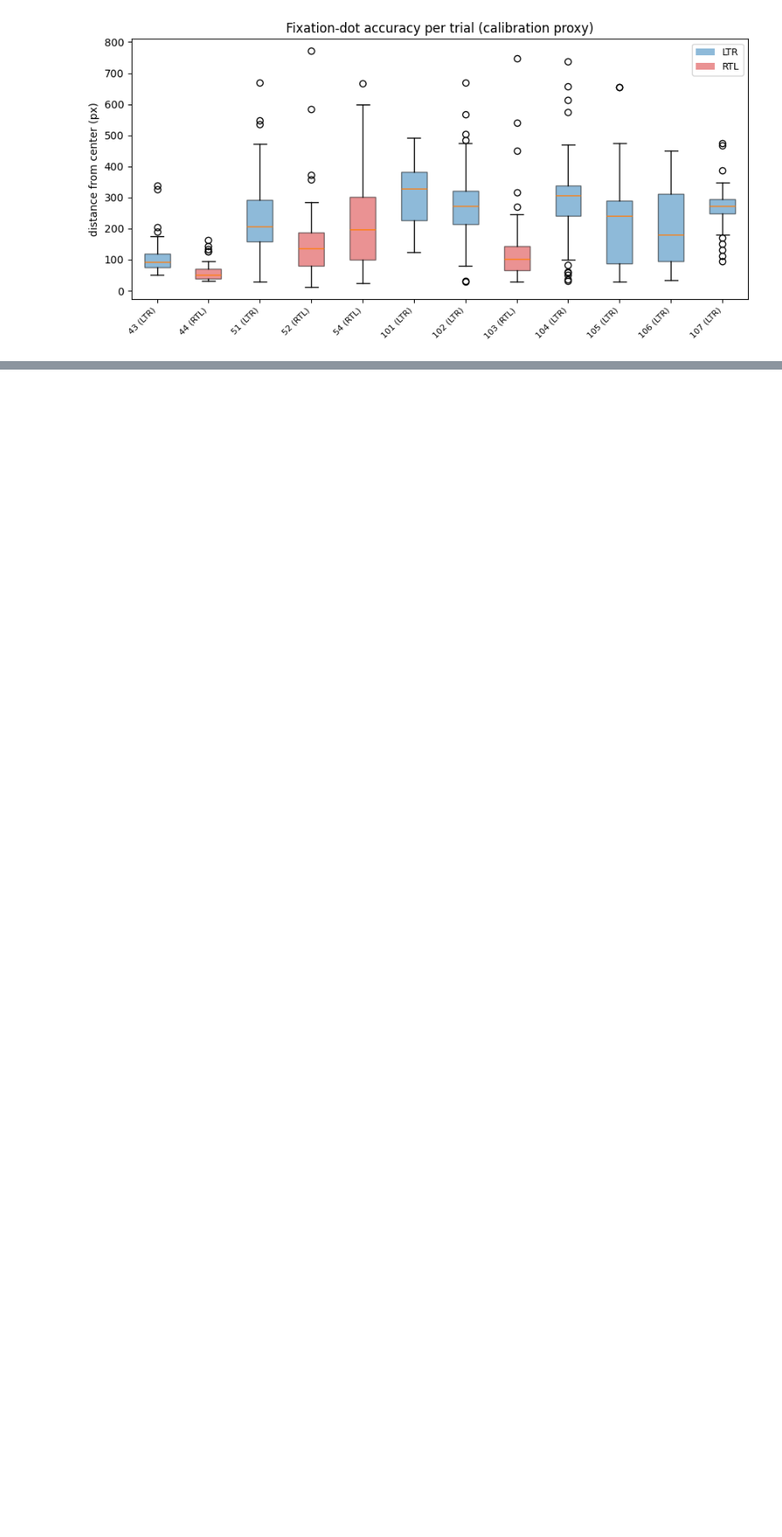
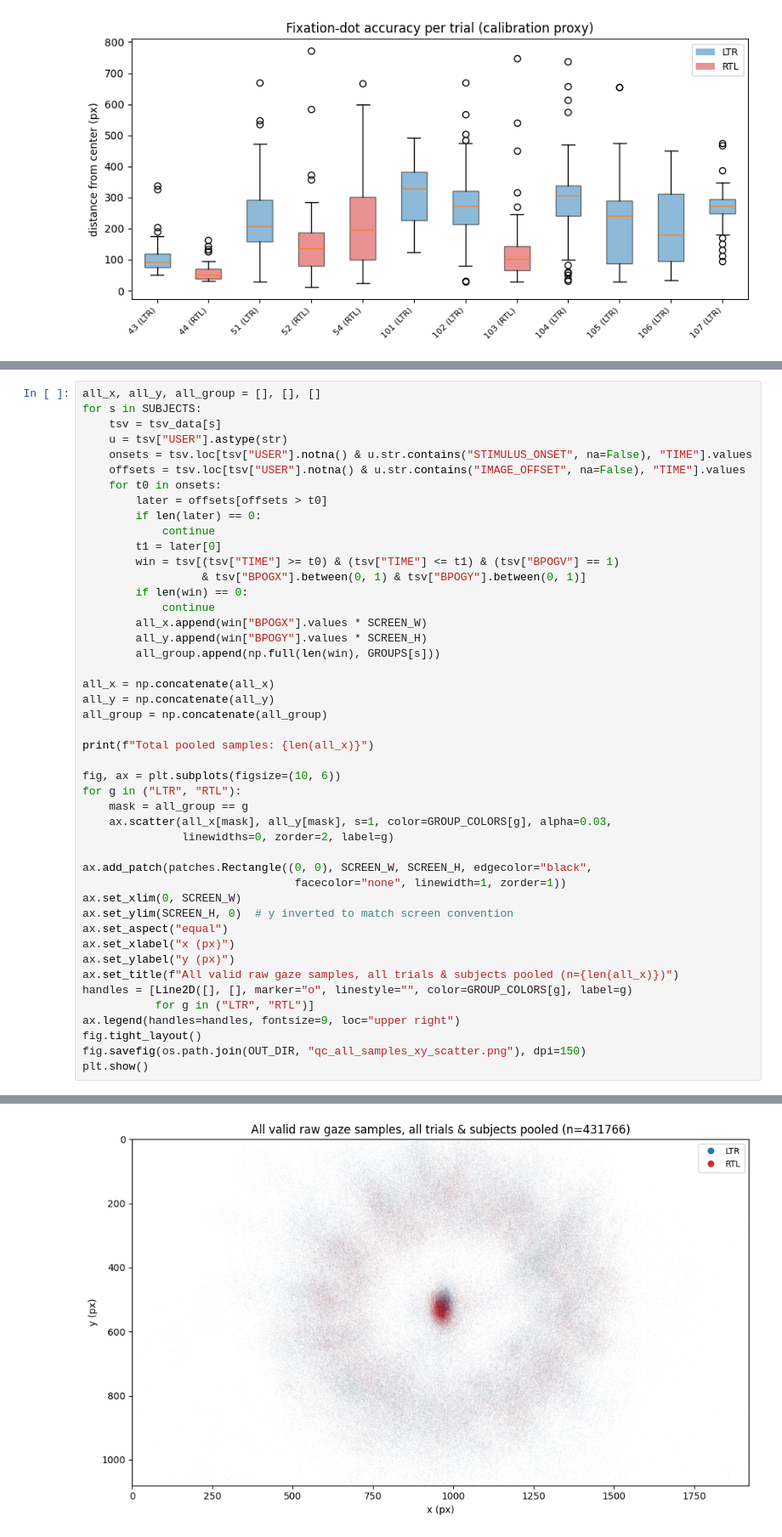
Before and after one commit to jnagasawa/ET-report, a Jupyter notebook: scripts/data_quality.ipynb, the cells around one changed output, grey strips where cells are left out. Shown at 85% size. Cells and saved outputs as stored; diff of their text form; blank space fills up the shorter version.

```diff
--- a/scripts/data_quality.ipynb
+++ b/scripts/data_quality.ipynb
@@ -412,0 +564,47 @@ plt.show()
+# %%
+all_x, all_y, all_group = [], [], []
+for s in SUBJECTS:
+    tsv = tsv_data[s]
+    u = tsv["USER"].astype(str)
+    onsets = tsv.loc[tsv["USER"].notna() & u.str.contains("STIMULUS_ONSET", na=False), "TIME"].values
+    offsets = tsv.loc[tsv["USER"].notna() & u.str.contains("IMAGE_OFFSET", na=False), "TIME"].values
+    for t0 in onsets:
+        later = offsets[offsets > t0]
+        if len(later) == 0:
+            continue
+        t1 = later[0]
+        win = tsv[(tsv["TIME"] >= t0) & (tsv["TIME"] <= t1) & (tsv["BPOGV"] == 1)
+                  & tsv["BPOGX"].between(0, 1) & tsv["BPOGY"].between(0, 1)]
+        if len(win) == 0:
+            continue
+        all_x.append(win["BPOGX"].values * SCREEN_W)
+        all_y.append(win["BPOGY"].values * SCREEN_H)
+        all_group.append(np.full(len(win), GROUPS[s]))
+
+all_x = np.concatenate(all_x)
+all_y = np.concatenate(all_y)
+all_group = np.concatenate(all_group)
+
+print(f"Total pooled samples: {len(all_x)}")
+
+fig, ax = plt.subplots(figsize=(10, 6))
+for g in ("LTR", "RTL"):
+    mask = all_group == g
+    ax.scatter(all_x[mask], all_y[mask], s=1, color=GROUP_COLORS[g], alpha=0.03,
+               linewidths=0, zorder=2, label=g)
+
+ax.add_patch(patches.Rectangle((0, 0), SCREEN_W, SCREEN_H, edgecolor="black",
+                                facecolor="none", linewidth=1, zorder=1))
+ax.set_xlim(0, SCREEN_W)
+ax.set_ylim(SCREEN_H, 0)  # y inverted to match screen convention
+ax.set_aspect("equal")
+ax.set_xlabel("x (px)")
+ax.set_ylabel("y (px)")
+ax.set_title(f"All valid raw gaze samples, all trials & subjects pooled (n={len(all_x)})")
+handles = [Line2D([], [], marker="o", linestyle="", color=GROUP_COLORS[g], label=g)
+           for g in ("LTR", "RTL")]
+ax.legend(handles=handles, fontsize=9, loc="upper right")
+fig.tight_layout()
+fig.savefig(os.path.join(OUT_DIR, "qc_all_samples_xy_scatter.png"), dpi=150)
+plt.show()
+# %% [output]
@@ -413,3 +612,4 @@ plt.show()
+[figure, added]
 # %% [markdown]
 ### AOI schematic (for slides)
 
```
Also changed, not shown: parts of 6 cells of this notebook, 10 other files.
